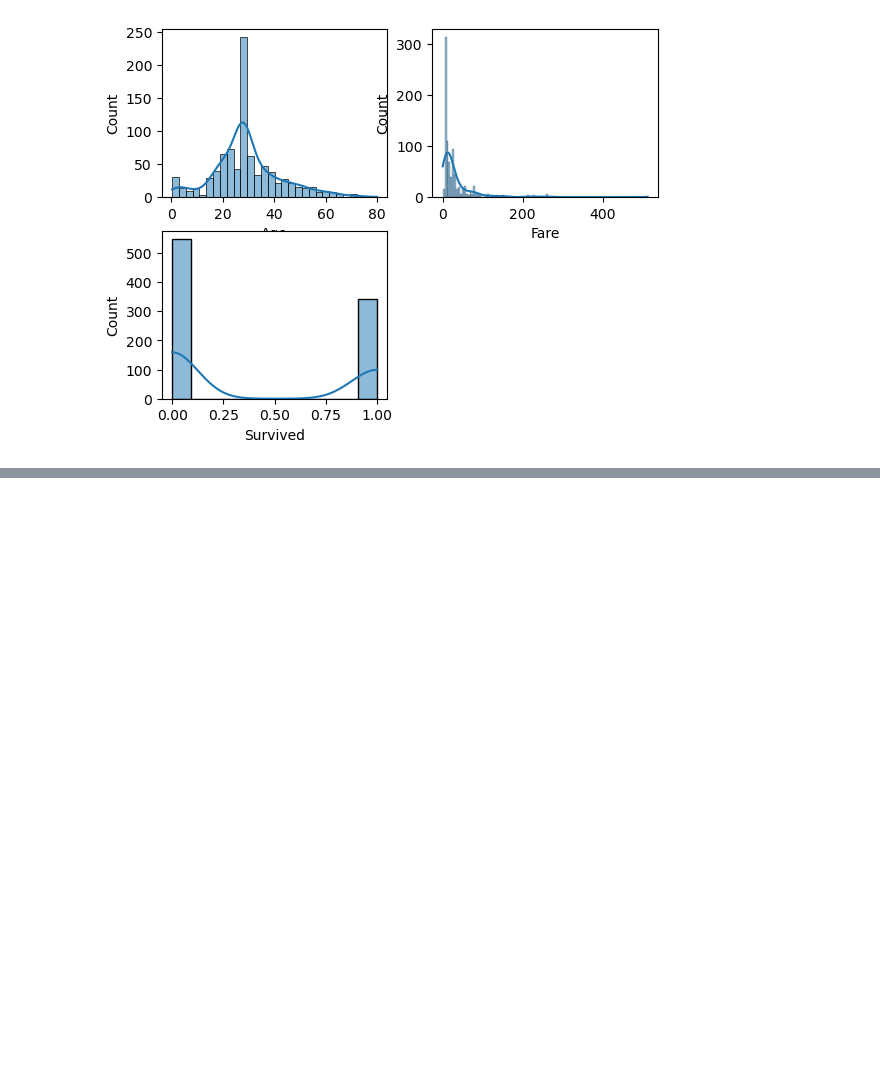
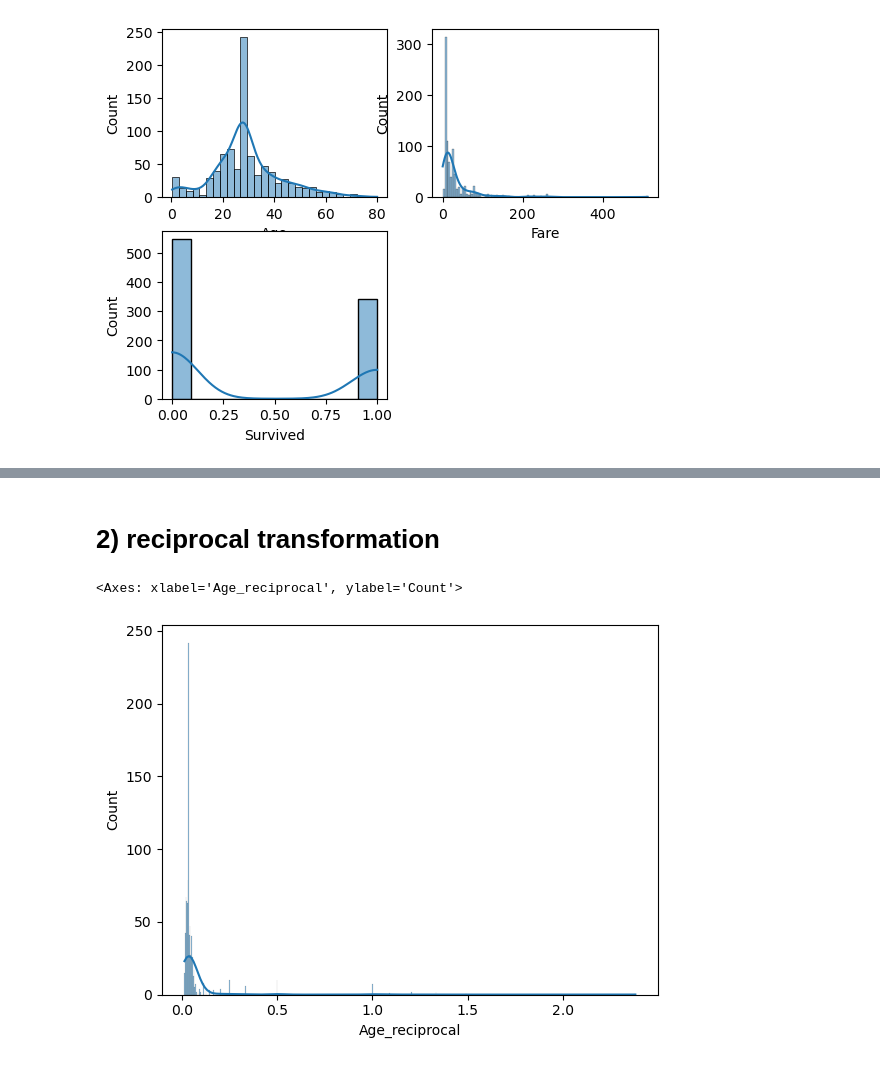
Before and after one commit to ankushgupta05/ML-BY-SISTec-4th-sem, a Jupyter notebook: ML/Statistics/Center Tendency.ipynb, the cells around one changed output, grey strips where cells are left out. Saved outputs shown, nothing was run; the diff lists cells and outputs as text; code cells hidden in the pictures; blank space fills up the shorter version.

```diff
--- a/ML/Statistics/Center Tendency.ipynb
+++ b/ML/Statistics/Center Tendency.ipynb
@@ -235,0 +336,11 @@ sns.histplot(df['Survived'], kde=True)
+# %% [markdown]
+# 2) reciprocal transformation
+# %%
+df['Age_reciprocal'] = 1/df.Age
+sns.histplot(df['Age_reciprocal'],kde=True)
+
+
+# this method is also not give right distribution
+# %% [output]
+<Axes: xlabel='Age_reciprocal', ylabel='Count'>
+[figure, added]
```
Also changed, not shown: parts of 34 cells of this notebook.
